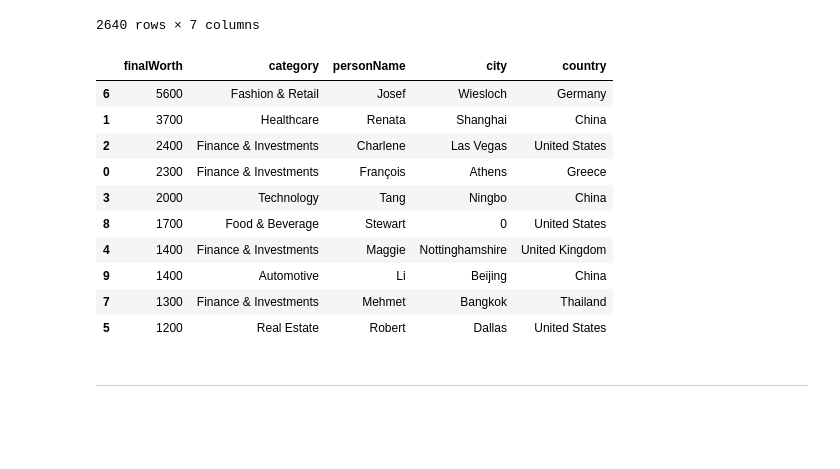
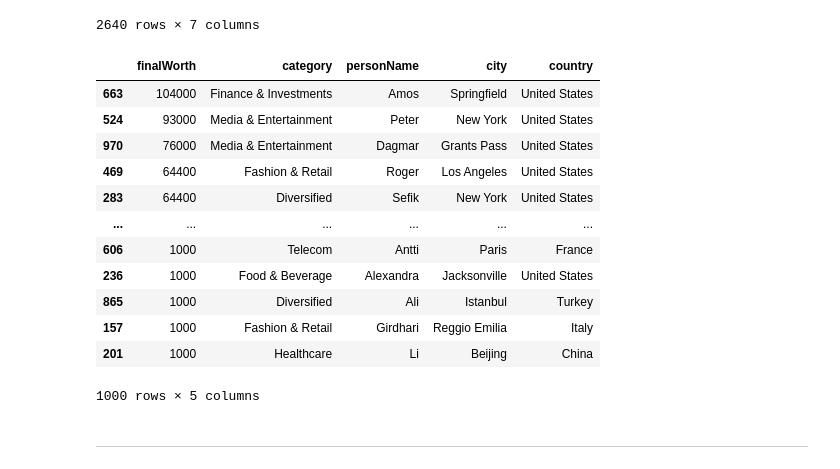
Before and after one commit to Xfcosta/DataFrameSampler, a Jupyter notebook: dataframe_sampler_notebook.ipynb, the cells around one changed output. Cells and saved outputs as stored; diff of their text form; code cells hidden in the pictures; blank space fills up the shorter version.

```diff
--- a/dataframe_sampler_notebook.ipynb
+++ b/dataframe_sampler_notebook.ipynb
@@ -107,44 +107,46 @@ df
 # %%
 # Importing the ConcreteDataFrameSampler from the dataframe_sampler module
 from dataframe_sampler import ConcreteDataFrameSampler
 
 # Defining a dictionary to specify which columns to use for vectorizing each key column
 vectorizing_columns_dict = {
     'personName': ['age', 'country_id'],  # Use 'age' and 'country_id' to vectorize 'personName'
     'country': ['country_id'],            # Use 'country_id' to vectorize 'country'
     'city': ['country_id']                # Use 'country_id' to vectorize 'city'
 }
 
 # Defining the columns to be sampled from the DataFrame
 sampled_columns = ['finalWorth', 'category', 'personName', 'city', 'country']
 
 # Determining the number of bins for sampling based on the 'country_id' column
 n_bins = df['country_id'].max() * 2
 
 # Initializing the ConcreteDataFrameSampler with the specified number of bins,
 # number of neighbors, sampled columns, and vectorizing columns dictionary
 sampler = ConcreteDataFrameSampler(n_bins=n_bins, n_neighbours=5, sampled_columns=sampled_columns, vectorizing_columns_dict=vectorizing_columns_dict)
 
 # Fitting the sampler to the DataFrame
 sampler.fit(df)
 
 # Generating a sample of 10 rows from the fitted DataFrame
-generated_df = sampler.sample(n_samples=10)
+generated_df = sampler.sample(n_samples=1000)
 
 # Sorting the generated DataFrame by 'finalWorth' column in descending order
 generated_df.sort_values(by=['finalWorth'], ascending=False)
 # %% [output]
 |  | finalWorth | category | personName | city | country |
-| 6 | 5600 | Fashion & Retail | Josef | Wiesloch | Germany |
-| 1 | 3700 | Healthcare | Renata | Shanghai | China |
-| 2 | 2400 | Finance & Investments | Charlene | Las Vegas | United States |
-| 0 | 2300 | Finance & Investments | François | Athens | Greece |
-| 3 | 2000 | Technology | Tang | Ningbo | China |
-| 8 | 1700 | Food & Beverage | Stewart | 0 | United States |
-| 4 | 1400 | Finance & Investments | Maggie | Nottinghamshire | United Kingdom |
-| 9 | 1400 | Automotive | Li | Beijing | China |
-| 7 | 1300 | Finance & Investments | Mehmet | Bangkok | Thailand |
-| 5 | 1200 | Real Estate | Robert | Dallas | United States |
+| 663 | 104000 | Finance & Investments | Amos | Springfield | United States |
+| 524 | 93000 | Media & Entertainment | Peter | New York | United States |
+| 970 | 76000 | Media & Entertainment | Dagmar | Grants Pass | United States |
+| 469 | 64400 | Fashion & Retail | Roger | Los Angeles | United States |
+| 283 | 64400 | Diversified | Sefik | New York | United States |
+| ... | ... | ... | ... | ... | ... |
+| 606 | 1000 | Telecom | Antti | Paris | France |
+| 236 | 1000 | Food & Beverage | Alexandra | Jacksonville | United States |
+| 865 | 1000 | Diversified | Ali | Istanbul | Turkey |
+| 157 | 1000 | Fashion & Retail | Girdhari | Reggio Emilia | Italy |
+| 201 | 1000 | Healthcare | Li | Beijing | China |
+1000 rows × 5 columns
 # %% [markdown]
 ---
 # %% [markdown]
```
